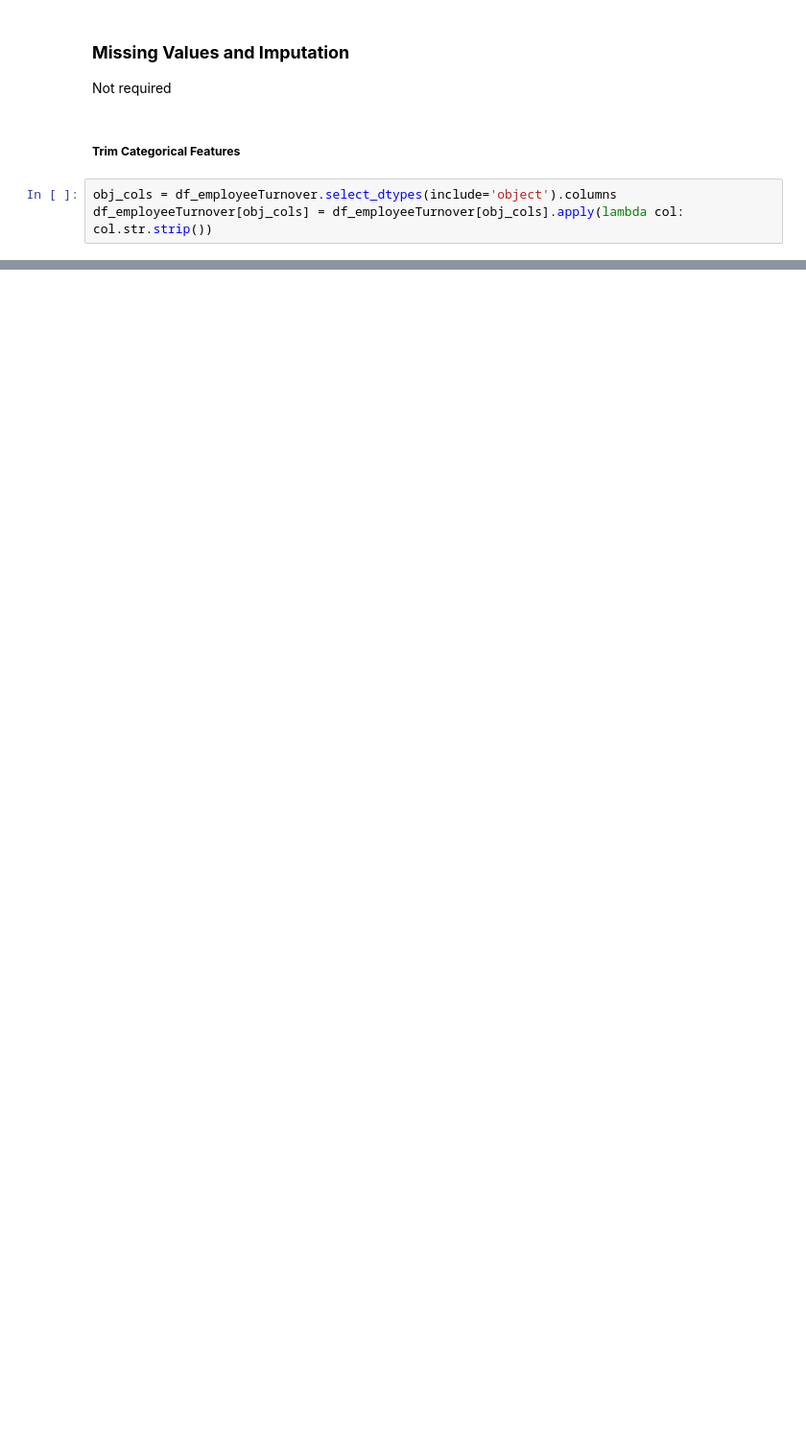
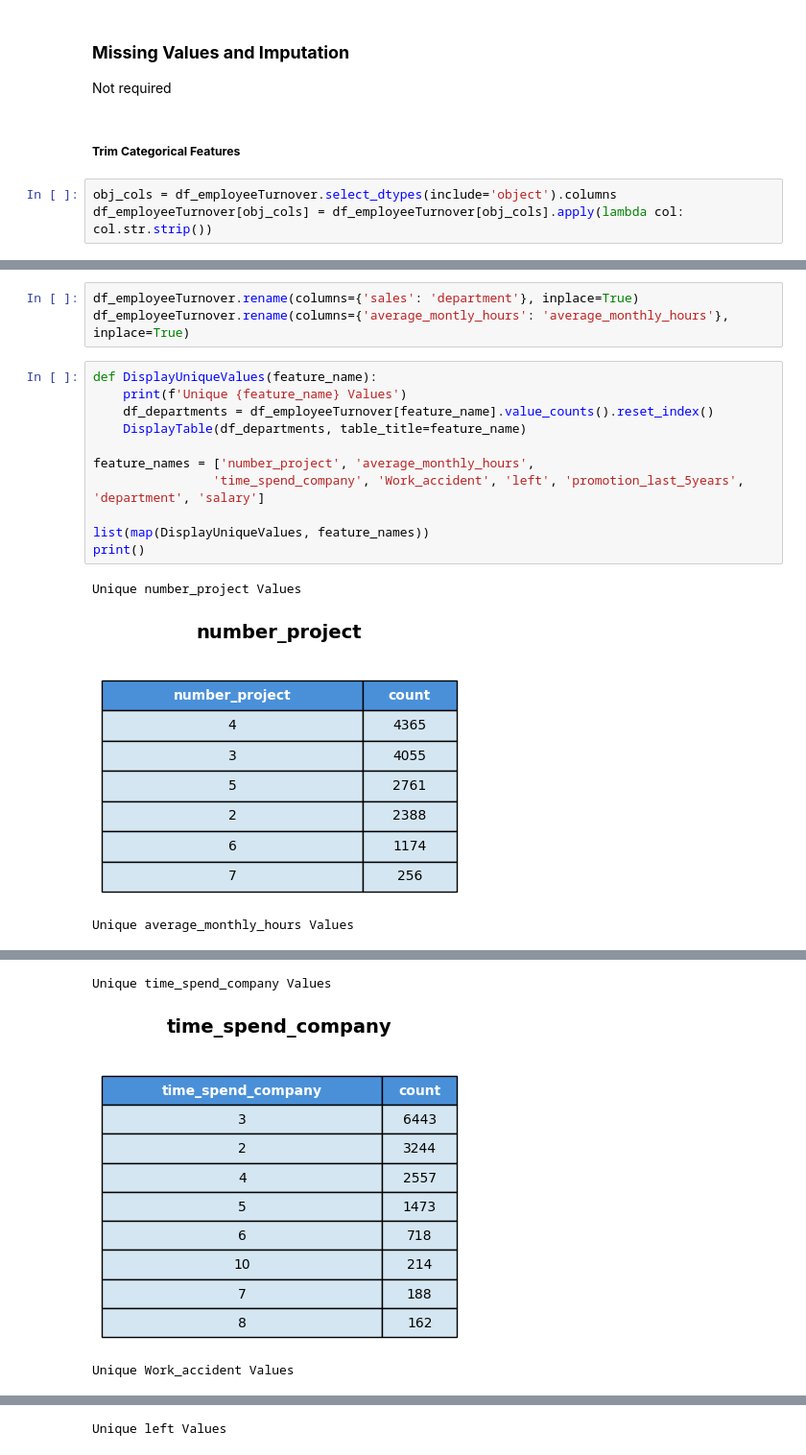
Before and after one commit to juanbucz/FullStackAcademyAICourse, a Jupyter notebook: Assignments/Unit 3/Machine Learning - Unit 3 End Project.ipynb, the cells around one changed output, grey strips where cells are left out. Shown at 96% size. Drawn from its saved outputs; the diff is of its cells as text; blank space fills up the shorter version.

Commit message:
Machine Learning - Unit 3 End Project - added data conversions.

```diff
--- a/Assignments/Unit 3/Machine Learning - Unit 3 End Project.ipynb
+++ b/Assignments/Unit 3/Machine Learning - Unit 3 End Project.ipynb
@@ -425,0 +443,18 @@ df_employeeTurnover[obj_cols] = df_employeeTurnover[obj_cols].apply(lambda col:
+# %%
+df_employeeTurnover.rename(columns={'sales': 'department'}, inplace=True)
+df_employeeTurnover.rename(columns={'average_montly_hours': 'average_monthly_hours'}, inplace=True)
+# %%
+def DisplayUniqueValues(feature_name):
+    print(f'Unique {feature_name} Values')
+    df_departments = df_employeeTurnover[feature_name].value_counts().reset_index()
+    DisplayTable(df_departments, table_title=feature_name)
+
+feature_names = ['number_project', 'average_monthly_hours',
+                'time_spend_company', 'Work_accident', 'left', 'promotion_last_5years', 'department', 'salary']
+
+list(map(DisplayUniqueValues, feature_names))
+print()
+# %% [output]
+Unique number_project Values
+[figure, added]
+Unique average_monthly_hours Values
@@ -425,0 +462,3 @@ df_employeeTurnover[obj_cols] = df_employeeTurnover[obj_cols].apply(lambda col:
+Unique time_spend_company Values
+[figure, added]
+Unique Work_accident Values
@@ -425,0 +466 @@ df_employeeTurnover[obj_cols] = df_employeeTurnover[obj_cols].apply(lambda col:
+Unique left Values
```
Also changed, not shown: parts of 13 cells of this notebook.
